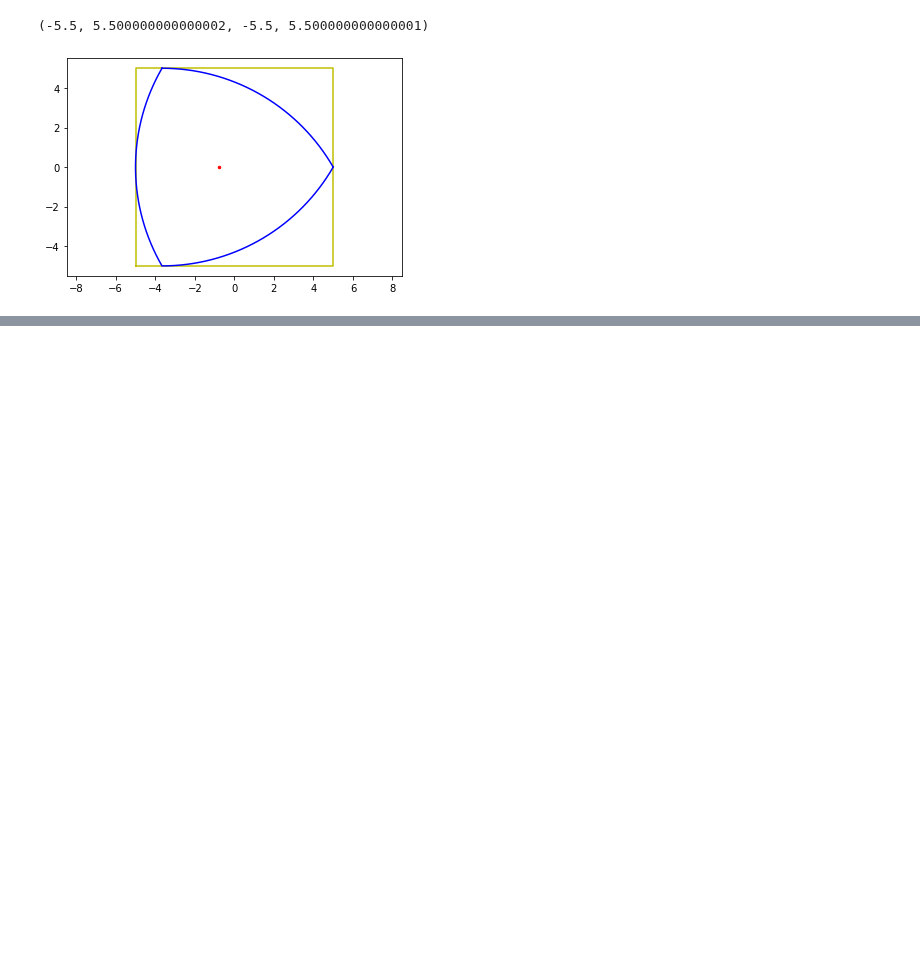
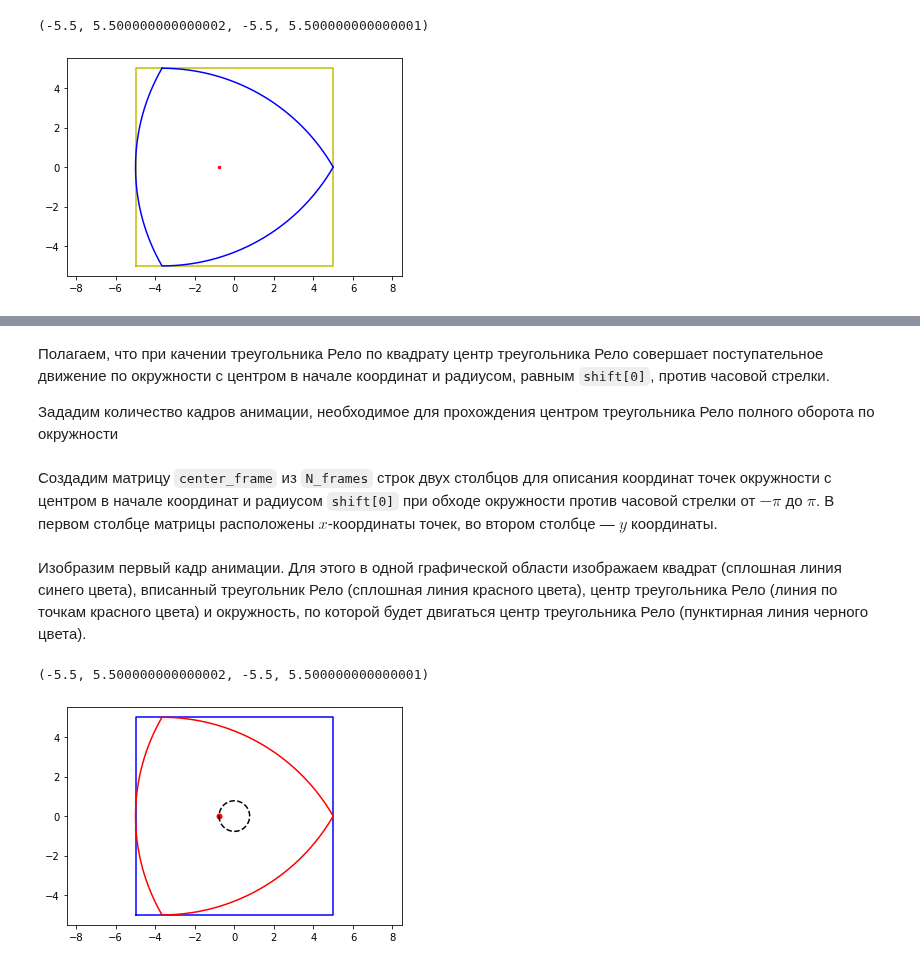
Before and after one commit to anshpak/jupyter-tasks, a Jupyter notebook: KM2_Lb05_Shpak.ipynb, the cells around one changed output, grey strips where cells are left out. Drawn from its saved outputs; the diff is of its cells as text; code cells hidden in the pictures; blank space fills up the shorter version.

```diff
--- a/KM2_Lb05_Shpak.ipynb
+++ b/KM2_Lb05_Shpak.ipynb
@@ -91,0 +98,27 @@ plt.axis('equal')
+# %% [markdown]
+Полагаем, что при качении треугольника Рело по квадрату центр треугольника Рело совершает поступательное движение по окружности с центром в начале координат и радиусом, равным <code>shift[0]</code>, против часовой стрелки.
+
+Зададим количество кадров анимации, необходимое для прохождения центром треугольника Рело полного оборота по окружности
+# %%
+N_frames = 100
+# %% [markdown]
+Создадим матрицу <code>center_frame</code> из <code>N_frames</code> строк двух столбцов для описания координат точек окружности с центром в начале координат и радиусом <code>shift[0]</code> при обходе окружности против часовой стрелки от $- \pi$ до $\pi$. В первом столбце матрицы расположены $x$-координаты точек, во втором столбце &mdash; $y$ координаты.
+# %%
+# обращаю внимание на векторизацию вычислений с массивами без использования циклов
+t_center = np.linspace(- np.pi, np.pi, N_frames)
+center_frame = shift[0] * np.transpose([np.cos(t_center), np.sin(t_center)])
+# %% [markdown]
+Изобразим первый кадр анимации. Для этого в одной графической области изображаем квадрат (сплошная линия синего цвета), вписанный треугольник Рело (сплошная линия красного цвета), центр треугольника Рело (линия по точкам красного цвета) и окружность, по которой будет двигаться центр треугольника Рело (пунктирная линия черного цвета).
+# %%
+frame = 0
+relo_matrix_shifted = relo_matrix + center_frame[frame]
+
+plt.figure()
+plt.plot(square[:,0], square[:,1], 'b-')
+plt.plot(relo_matrix_shifted[:,0], relo_matrix_shifted[:,1], 'r-')
+plt.plot(center_frame[frame,0], center_frame[frame,1], 'r.', markersize=10)
+plt.plot(center_frame[:,0], center_frame[:,1], 'k--')
+plt.axis('equal')
+# %% [output]
+(-5.5, 5.500000000000002, -5.5, 5.500000000000001)
+[figure, added]
```
Also changed, not shown: parts of 6 cells of this notebook.
